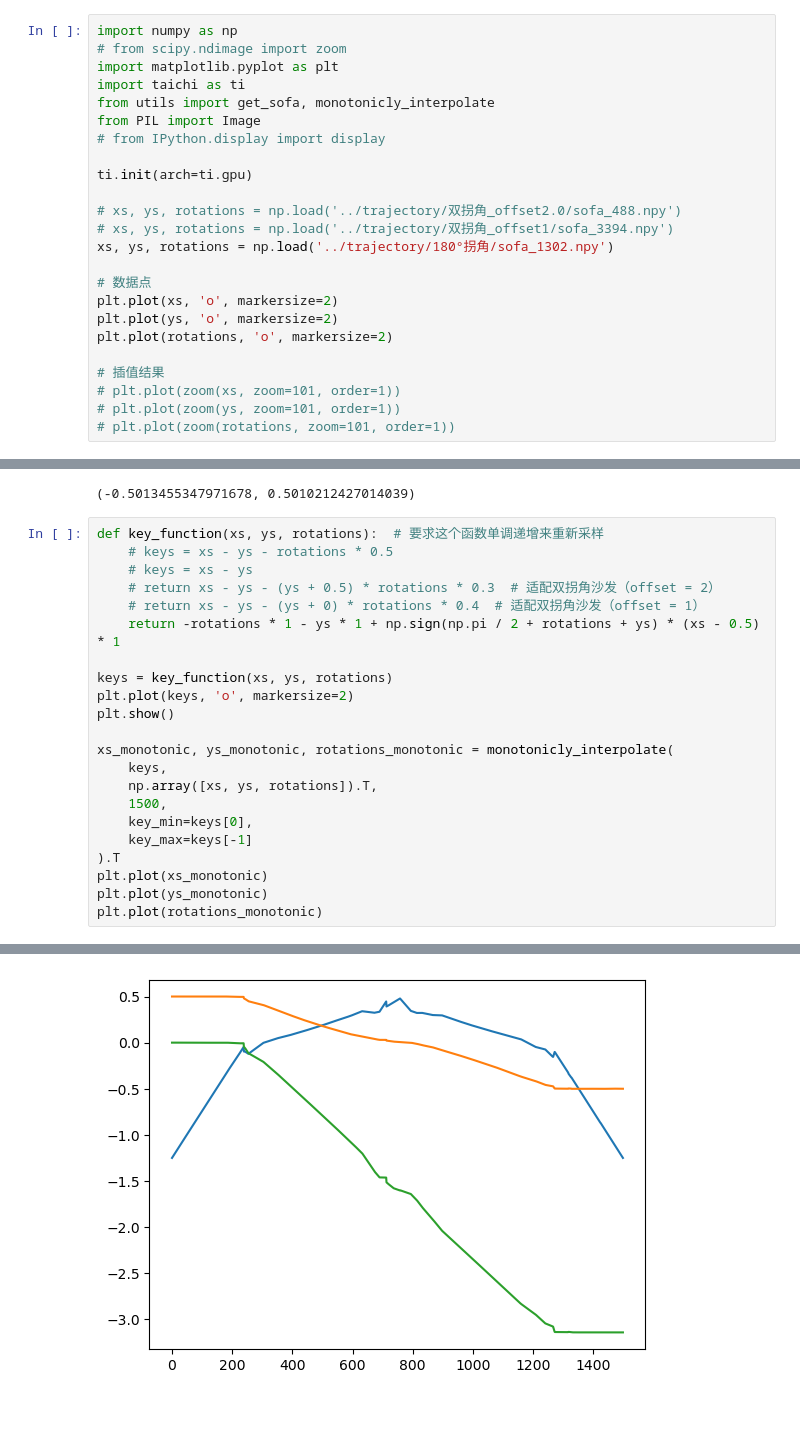
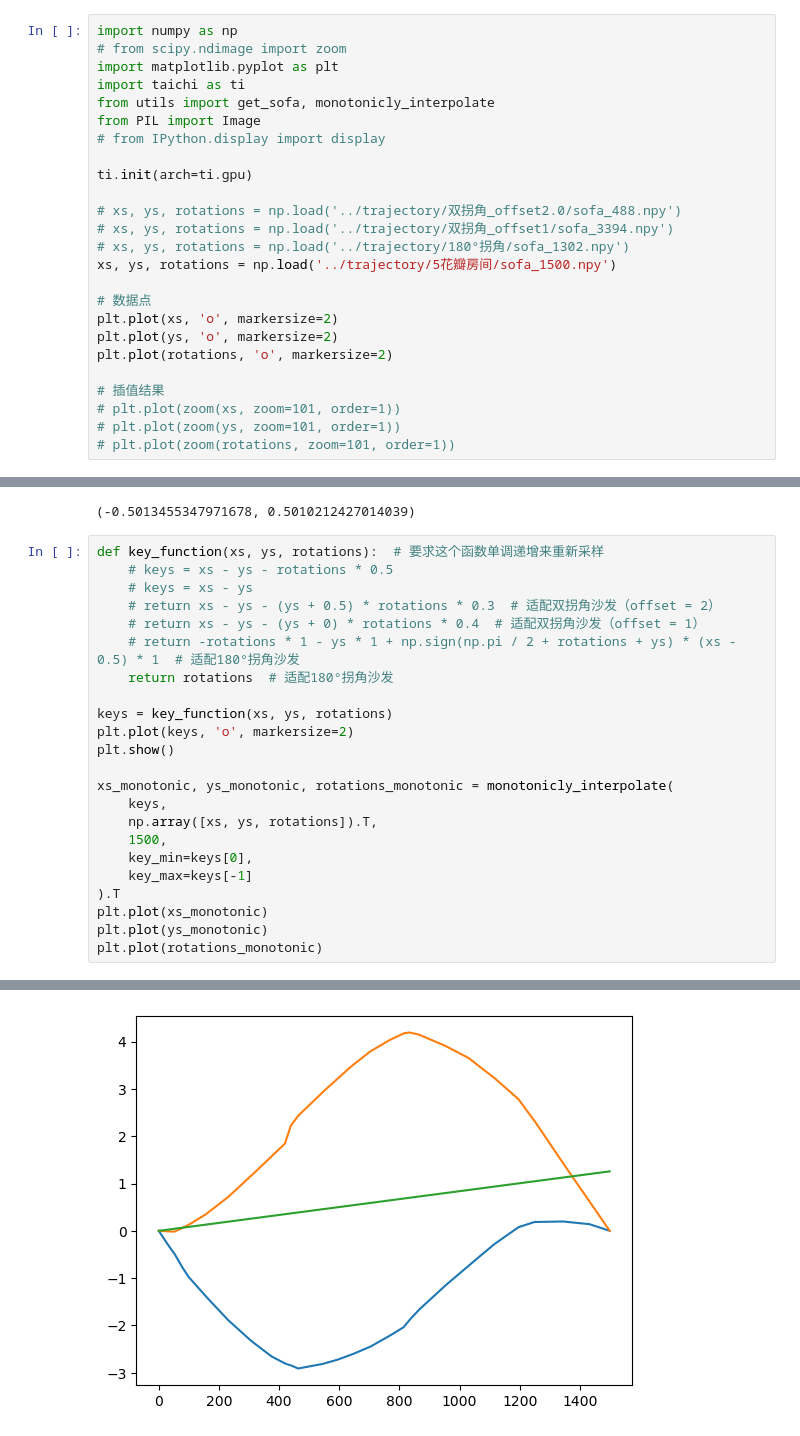
Before and after one commit to ShengzhiWu/moving-sofa-problem, a Jupyter notebook: src/制作动画.ipynb, the cells around one changed output, grey strips where cells are left out. Drawn from its saved outputs; the diff is of its cells as text.

```diff
--- a/src/制作动画.ipynb
+++ b/src/制作动画.ipynb
@@ -11,7 +11,8 @@ ti.init(arch=ti.gpu)
 
 # xs, ys, rotations = np.load('../trajectory/双拐角_offset2.0/sofa_488.npy')
 # xs, ys, rotations = np.load('../trajectory/双拐角_offset1/sofa_3394.npy')
-xs, ys, rotations = np.load('../trajectory/180°拐角/sofa_1302.npy')
+# xs, ys, rotations = np.load('../trajectory/180°拐角/sofa_1302.npy')
+xs, ys, rotations = np.load('../trajectory/5花瓣房间/sofa_1500.npy')
 
 # 数据点
 plt.plot(xs, 'o', markersize=2)
@@ -40,7 +42,8 @@ def key_function(xs, ys, rotations):  # 要求这个函数单调递增来重新
     # keys = xs - ys
     # return xs - ys - (ys + 0.5) * rotations * 0.3  # 适配双拐角沙发（offset = 2）
     # return xs - ys - (ys + 0) * rotations * 0.4  # 适配双拐角沙发（offset = 1）
-    return -rotations * 1 - ys * 1 + np.sign(np.pi / 2 + rotations + ys) * (xs - 0.5) * 1
+    # return -rotations * 1 - ys * 1 + np.sign(np.pi / 2 + rotations + ys) * (xs - 0.5) * 1  # 适配180°拐角沙发
+    return rotations  # 适配180°拐角沙发
 
 keys = key_function(xs, ys, rotations)
 plt.plot(keys, 'o', markersize=2)
@@ -61,5 +64,5 @@ plt.plot(rotations_monotonic)
 [<matplotlib.lines.Line2D at 0x...>]
-[figure, old version]
+[figure, new version]
 # %%
 offset = 1
 
```
Also changed, not shown: parts of 10 cells of this notebook, 2 other files.
